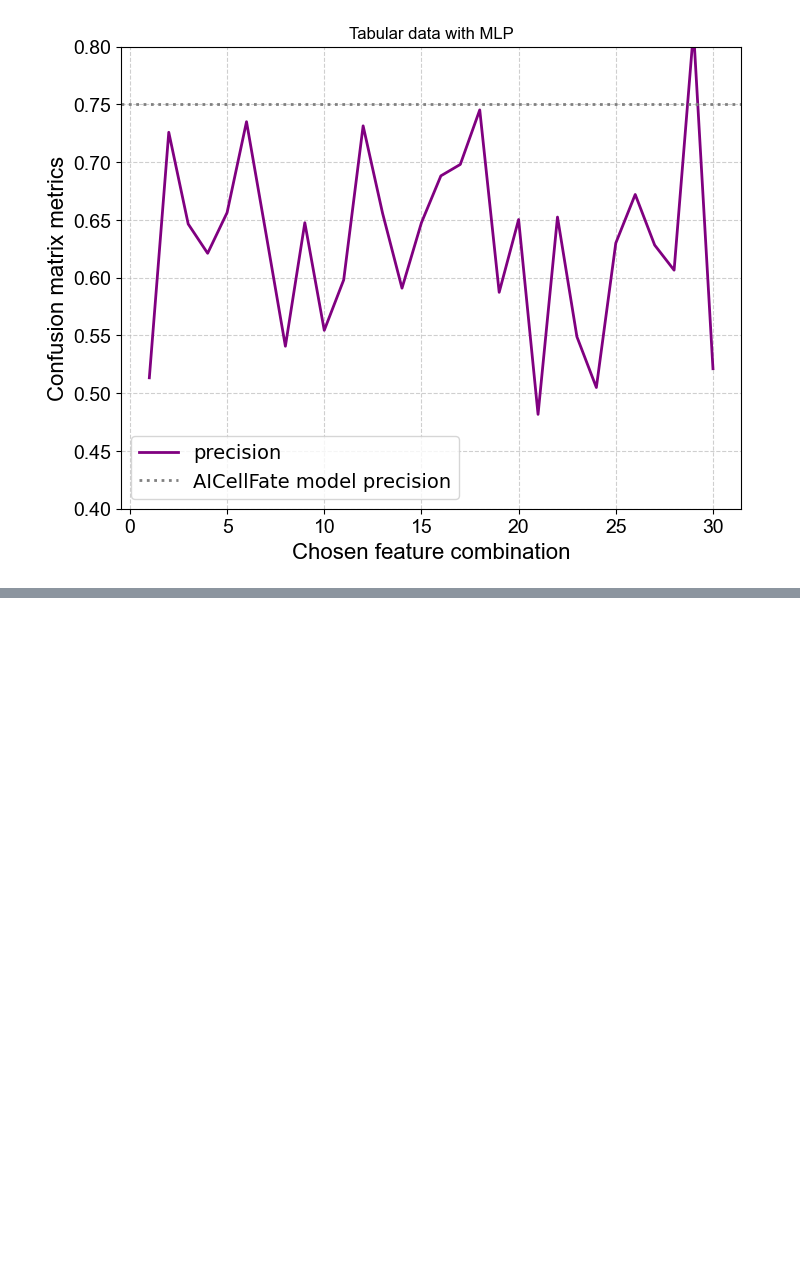
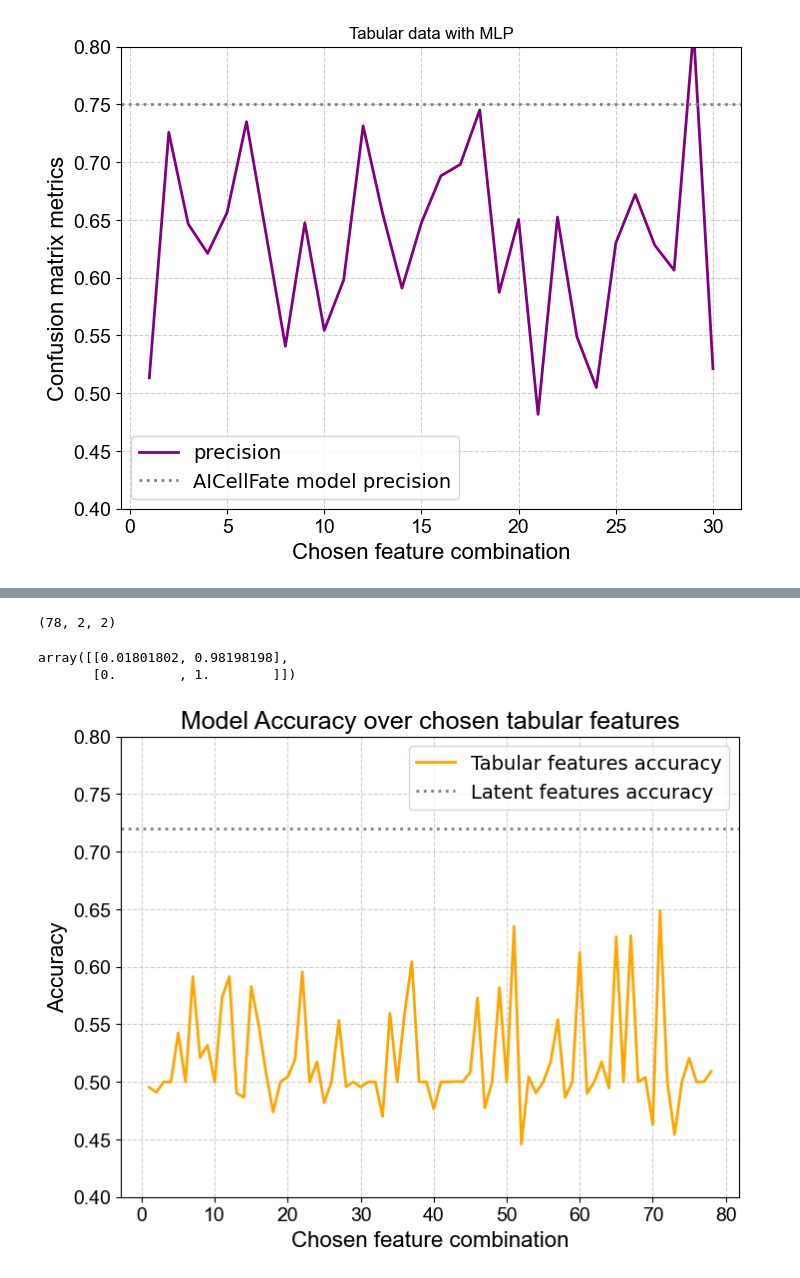
Before and after one commit to ComputationalMicroscopy4CellBio/AI4CellFate, a Jupyter notebook: notebooks/tabular_bias_study.ipynb, the cells around one changed output, grey strips where cells are left out. Cells and saved outputs as stored; diff of their text form; code cells hidden in the pictures; blank space fills up the shorter version.

Commit message:
checking accuracy on tabular with small model

```diff
--- a/notebooks/tabular_bias_study.ipynb
+++ b/notebooks/tabular_bias_study.ipynb
@@ -242,0 +336,4 @@ plt.show()
+# %%
+conf_matrix_tabular.shape
+# %% [output]
+(78, 2, 2)
@@ -242,0 +342,54 @@ plt.show()
+# %%
+precision_tabular = np.zeros((conf_matrix_tabular.shape[0]))
+accuracy_tabular = np.zeros((conf_matrix_tabular.shape[0]))
+false_positives_tabular = np.zeros((conf_matrix_tabular.shape[0]))
+false_negatives_tabular = np.zeros((conf_matrix_tabular.shape[0]))
+
+for size in range(conf_matrix_tabular.shape[0]):
+    conf_matrix = conf_matrix_tabular[size]
+    precision_tabular[size] = conf_matrix[0,0] / (conf_matrix[0,0] + conf_matrix[1,0] + 0.00001)
+    accuracy_tabular[size] = (conf_matrix[0,0] + conf_matrix[1,1]) / np.sum(conf_matrix)
+    false_positives_tabular[size] = conf_matrix[1,0] #/ np.sum(conf_matrix[1,:])
+    false_negatives_tabular[size] = conf_matrix[0,1] #/ np.sum(conf_matrix[0,:])
+# %%
+conf_matrix
+# %% [output]
+array([[0.01801802, 0.98198198],
+       [0.        , 1.        ]])
+# %%
+feature_pairs = np.arange(1, 79)
+
+# Plot
+plt.figure(figsize=(8, 6))
+
+# Precision (orange)
+#plt.plot(feature_pairs, precision_tabular, color='orange', linewidth=2, label='Precision')
+
+# Accuracy (purple)
+plt.plot(feature_pairs, accuracy_tabular, color='orange', linewidth=2, label='Tabular features accuracy')
+
+# Add horizontal dotted line for AICellFate model precision
+#plt.axhline(y=0.745, color='orange', linestyle='dotted', linewidth=2, label='AICellFate model precision')
+plt.axhline(y=0.72, color='gray', linestyle='dotted', linewidth=2, label='Latent features accuracy') ### this is the mean precision value from AICellFate on the first frame
+
+# # False Positives (green)
+# plt.plot(feature_pairs, false_positives_tabular, color='green', linewidth=2, label='False Positives')
+
+# # False Negatives (blue)
+# plt.plot(feature_pairs, false_negatives_tabular, color='blue', linewidth=2, label='False Negatives')
+
+# Formatting
+plt.xlabel("Chosen feature combination", fontsize=16, fontname="Arial")
+plt.ylabel("Accuracy", fontsize=16, fontname="Arial")
+plt.title("Metrics", fontsize=18, fontname="Arial")
+plt.xticks(fontsize=14, fontname="Arial")
+plt.yticks(fontsize=14, fontname="Arial")
+plt.ylim(0.4, 0.8)  # Set y-axis range
+plt.title("Model Accuracy over chosen tabular features", fontsize=18)
+plt.grid(True, linestyle="--", alpha=0.6)
+plt.legend(fontsize=14)
+# Save the figure with high quality
+#plt.savefig("accuracy_all_tab_feat_combination.eps", dpi=300, bbox_inches="tight")
+plt.show()
+# %% [output]
+[figure, added]
```
Also changed, not shown: parts of 5 cells of this notebook.
